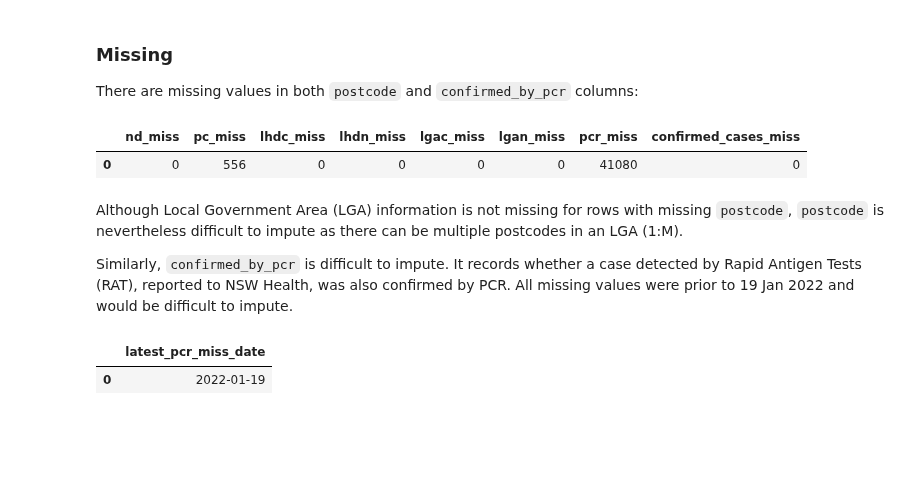
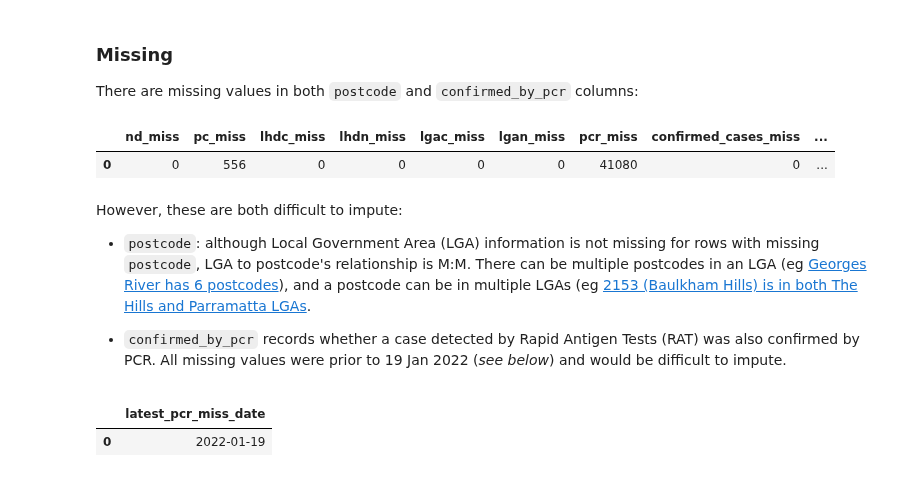
Before and after one commit to henrylin03/covid-nsw, a Jupyter notebook: covid-nsw.ipynb, the cells around one changed output. Cells and saved outputs as stored; diff of their text form; code cells hidden in the pictures; blank space fills up the shorter version.

Commit message:
add markdown re imputing missing data, update covid sql table with lga column that removes (A) and (C) suffixes

```diff
--- a/covid-nsw.ipynb
+++ b/covid-nsw.ipynb
@@ -35,25 +62,29 @@ There are missing values in both `postcode` and `confirmed_by_pcr` columns:
 # %%
 pd.read_sql_query(
     """
     SELECT SUM(CASE WHEN notification_date IS NULL THEN 1 ELSE 0 END) AS 'nd_miss',
         SUM(CASE WHEN postcode IS 'None' THEN 1 ELSE 0 END) AS 'pc_miss',
         SUM(CASE WHEN lhd_2010_code IS  NULL THEN 1 ELSE 0 END) AS 'lhdc_miss',
         SUM(CASE WHEN lhd_2010_name IS NULL THEN 1 ELSE 0 END) AS 'lhdn_miss',
         SUM(CASE WHEN lga_code19 IS NULL THEN 1 ELSE 0 END) AS 'lgac_miss',
         SUM(CASE WHEN lga_name19 IS NULL THEN 1 ELSE 0 END) AS 'lgan_miss',
         SUM(CASE WHEN confirmed_by_pcr IS NULL THEN 1 ELSE 0 END) AS 'pcr_miss',
-        SUM(CASE WHEN confirmed_cases_count IS NULL THEN 1 ELSE 0 END) AS 'confirmed_cases_miss'
+        SUM(CASE WHEN confirmed_cases_count IS NULL THEN 1 ELSE 0 END) AS 'confirmed_cases_miss',
+        SUM(CASE WHEN lga IS NULL THEN 1 ELSE 0 END) AS 'lga_miss'
     FROM covid
 """,
     engine,
 )
 # %% [output]
-|  | nd_miss | pc_miss | lhdc_miss | lhdn_miss | lgac_miss | lgan_miss | pcr_miss | confirmed_cases_miss |
-| 0 | 0 | 556 | 0 | 0 | 0 | 0 | 41080 | 0 |
+|  | nd_miss | pc_miss | lhdc_miss | lhdn_miss | lgac_miss | lgan_miss | pcr_miss | confirmed_cases_miss | ... |
+| 0 | 0 | 556 | 0 | 0 | 0 | 0 | 41080 | 0 | ... |
 # %% [markdown]
-Although Local Government Area (LGA) information is not missing for rows with missing `postcode`, `postcode` is nevertheless difficult to impute as there can be multiple postcodes in an LGA (1:M).
+However, these are both difficult to impute:
 
-Similarly, `confirmed_by_pcr` is difficult to impute. It records whether a case detected by Rapid Antigen Tests (RAT), reported to NSW Health, was also confirmed by PCR. All missing values were prior to 19 Jan 2022 and would be difficult to impute.
+* `postcode`: although Local Government Area (LGA) information is not missing for rows with missing `postcode`, LGA to postcode's relationship is M:M. There can be multiple postcodes in an LGA (eg [Georges River has 6 postcodes](https://www.worldpostalcodes.org/l1/en/au/australia/map/r2/map-of-postcodes-in-georges-river)), and a postcode can be in multiple LGAs (eg [2153 (Baulkham Hills) is in both The Hills and Parramatta LGAs](https://en.wikipedia.org/wiki/Baulkham_Hills,_New_South_Wales).
+
+
+* `confirmed_by_pcr` records whether a case detected by Rapid Antigen Tests (RAT) was also confirmed by PCR. All missing values were prior to 19 Jan 2022 (_see below_) and would be difficult to impute.
 # %%
 pd.read_sql_query(
     """
```
Also changed, not shown: parts of 5 cells of this notebook.
